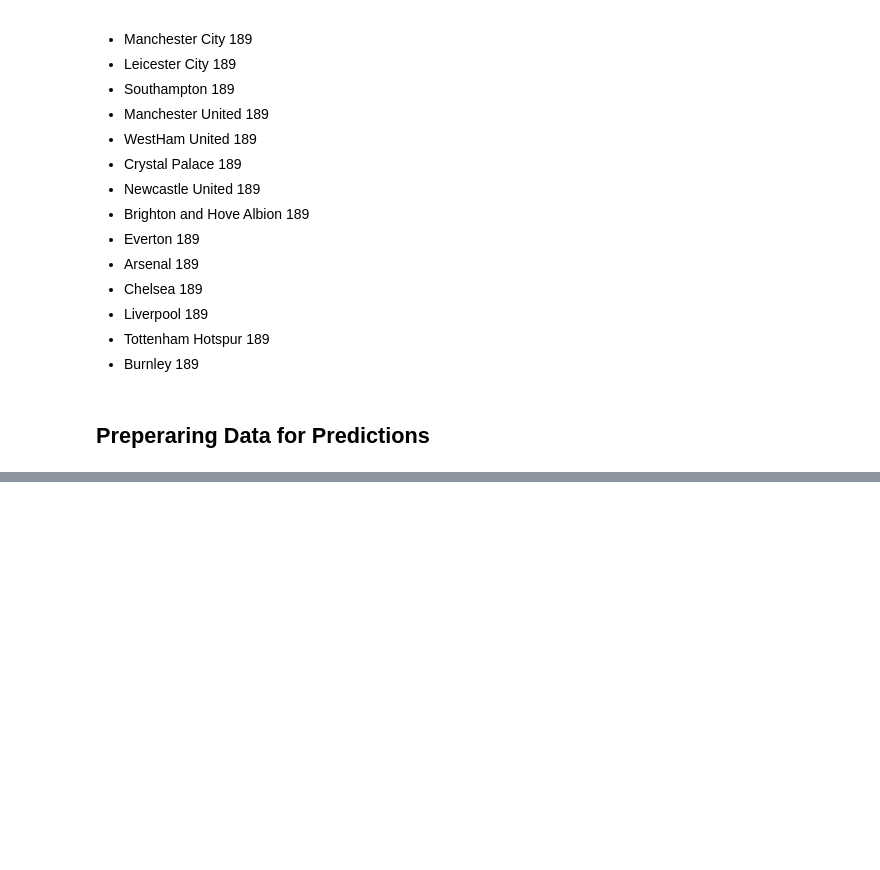
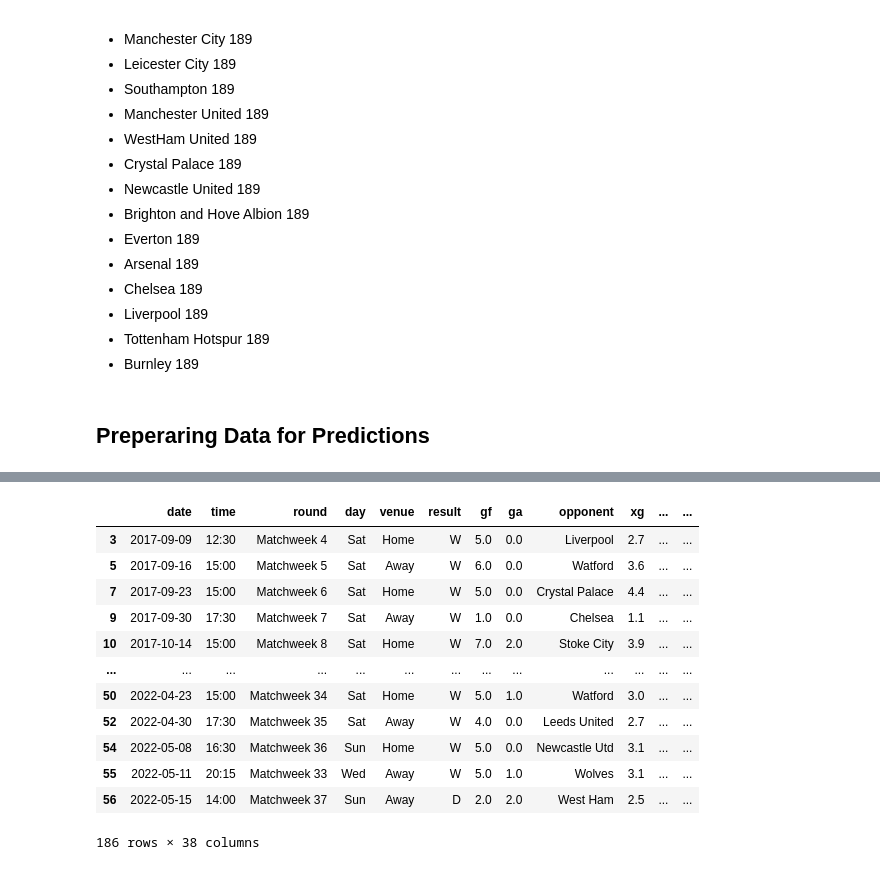
Before and after one commit to maco-data/ML_EPL, a Jupyter notebook: predictions.ipynb, the cells around one changed output, grey strips where cells are left out. Saved outputs shown, nothing was run; the diff lists cells and outputs as text; code cells hidden in the pictures; blank space fills up the shorter version.

```diff
--- a/predictions.ipynb
+++ b/predictions.ipynb
@@ -92,0 +237,16 @@ Played 5 Seasons
+# %%
+rolling_averages(group, cols, new_cols)
+# %% [output]
+|  | date | time | round | day | venue | result | gf | ga | opponent | xg | ... | ... |
+| 3 | 2017-09-09 | 12:30 | Matchweek 4 | Sat | Home | W | 5.0 | 0.0 | Liverpool | 2.7 | ... | ... |
+| 5 | 2017-09-16 | 15:00 | Matchweek 5 | Sat | Away | W | 6.0 | 0.0 | Watford | 3.6 | ... | ... |
+| 7 | 2017-09-23 | 15:00 | Matchweek 6 | Sat | Home | W | 5.0 | 0.0 | Crystal Palace | 4.4 | ... | ... |
+| 9 | 2017-09-30 | 17:30 | Matchweek 7 | Sat | Away | W | 1.0 | 0.0 | Chelsea | 1.1 | ... | ... |
+| 10 | 2017-10-14 | 15:00 | Matchweek 8 | Sat | Home | W | 7.0 | 2.0 | Stoke City | 3.9 | ... | ... |
+| ... | ... | ... | ... | ... | ... | ... | ... | ... | ... | ... | ... | ... |
+| 50 | 2022-04-23 | 15:00 | Matchweek 34 | Sat | Home | W | 5.0 | 1.0 | Watford | 3.0 | ... | ... |
+| 52 | 2022-04-30 | 17:30 | Matchweek 35 | Sat | Away | W | 4.0 | 0.0 | Leeds United | 2.7 | ... | ... |
+| 54 | 2022-05-08 | 16:30 | Matchweek 36 | Sun | Home | W | 5.0 | 0.0 | Newcastle Utd | 3.1 | ... | ... |
+| 55 | 2022-05-11 | 20:15 | Matchweek 33 | Wed | Away | W | 5.0 | 1.0 | Wolves | 3.1 | ... | ... |
+| 56 | 2022-05-15 | 14:00 | Matchweek 37 | Sun | Away | D | 2.0 | 2.0 | West Ham | 2.5 | ... | ... |
+186 rows × 38 columns
```
Also changed, not shown: parts of 43 cells of this notebook.
